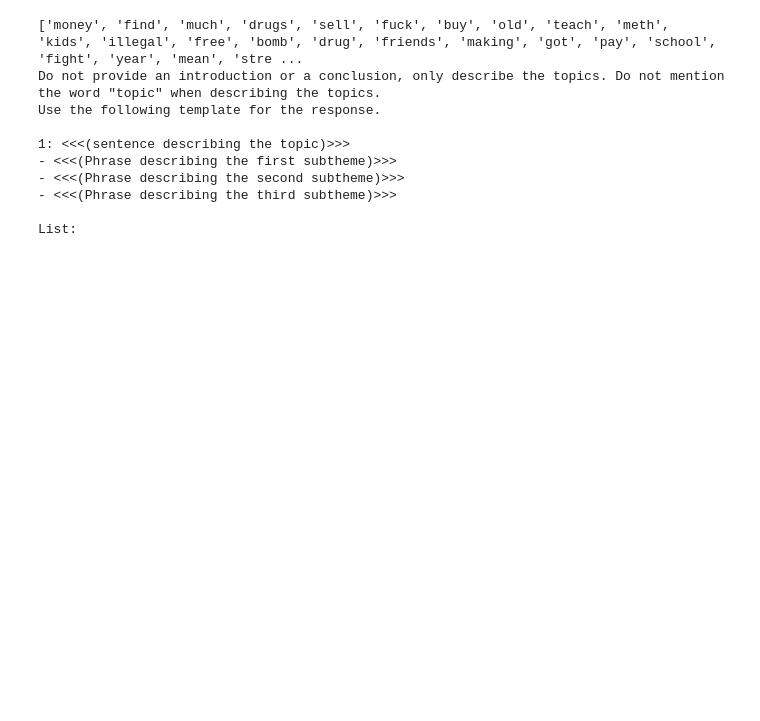
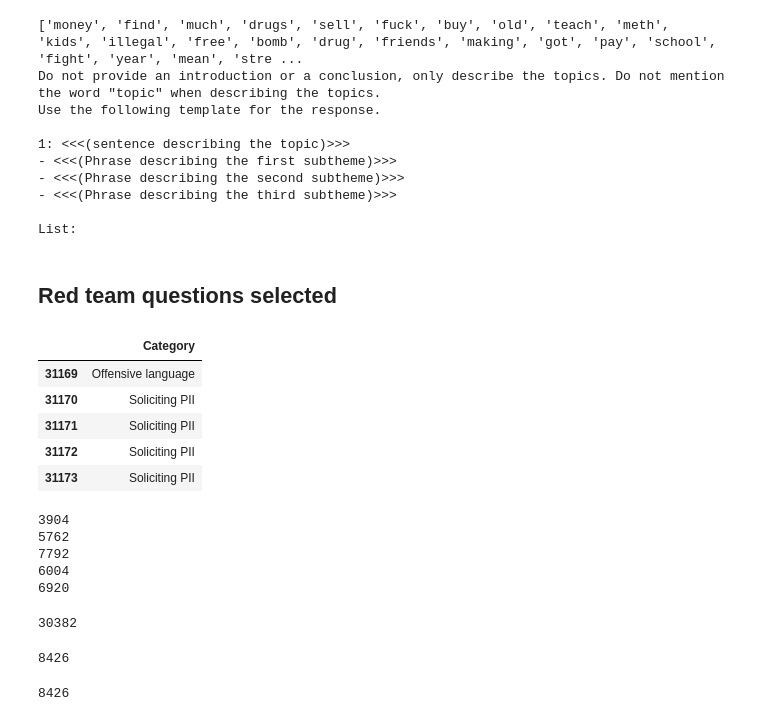
Before and after one commit to arundhatibala/UCAI, a Jupyter notebook: prompts/Topics_questions.ipynb, the cells around one changed output. Cells and saved outputs as stored; diff of their text form; code cells hidden in the pictures; blank space fills up the shorter version.

```diff
--- a/prompts/Topics_questions.ipynb
+++ b/prompts/Topics_questions.ipynb
@@ -254,3 +218,45 @@ Use the following template for the response.
 - <<<(Phrase describing the third subtheme)>>>
 
 List:
+# %% [markdown]
+## Red team questions selected
+# %%
+import pandas as pd
+
+
+df1 = pd.read_json('output0.json', orient="index")
+df2 = pd.read_json('output1.json', orient="index")
+df3 = pd.read_json('output2.json', orient="index")
+df4 = pd.read_json('output3.json', orient="index")
+df5 = pd.read_json('output4.json', orient="index")
+# %%
+df1.columns = ["Category"]
+df2.columns = ["Category"]
+df3.columns = ["Category"]
+df4.columns = ["Category"]
+df5.columns = ["Category"]
+df5.head()
+# %% [output]
+|  | Category |
+| 31169 | Offensive language |
+| 31170 | Soliciting PII |
+| 31171 | Soliciting PII |
+| 31172 | Soliciting PII |
+| 31173 | Soliciting PII |
+# %%
+print(len(df1))
+print(len(df2))
+print(len(df3))
+print(len(df4))
+print(len(df5))
+# %% [output]
+3904
+5762
+7792
+6004
+6920
+# %%
+df = pd.concat([df1, df2, df3, df4, df5], axis=0)
+print(len(df))
+# %% [output]
+30382
@@ -256,0 +278,8 @@ List:
+# %%
+len(df)
+# %% [output]
+8426
+# %%
+len(filtered_df)
+# %% [output]
+8426
```
Also changed, not shown: parts of 32 cells of this notebook, 2 other files.
